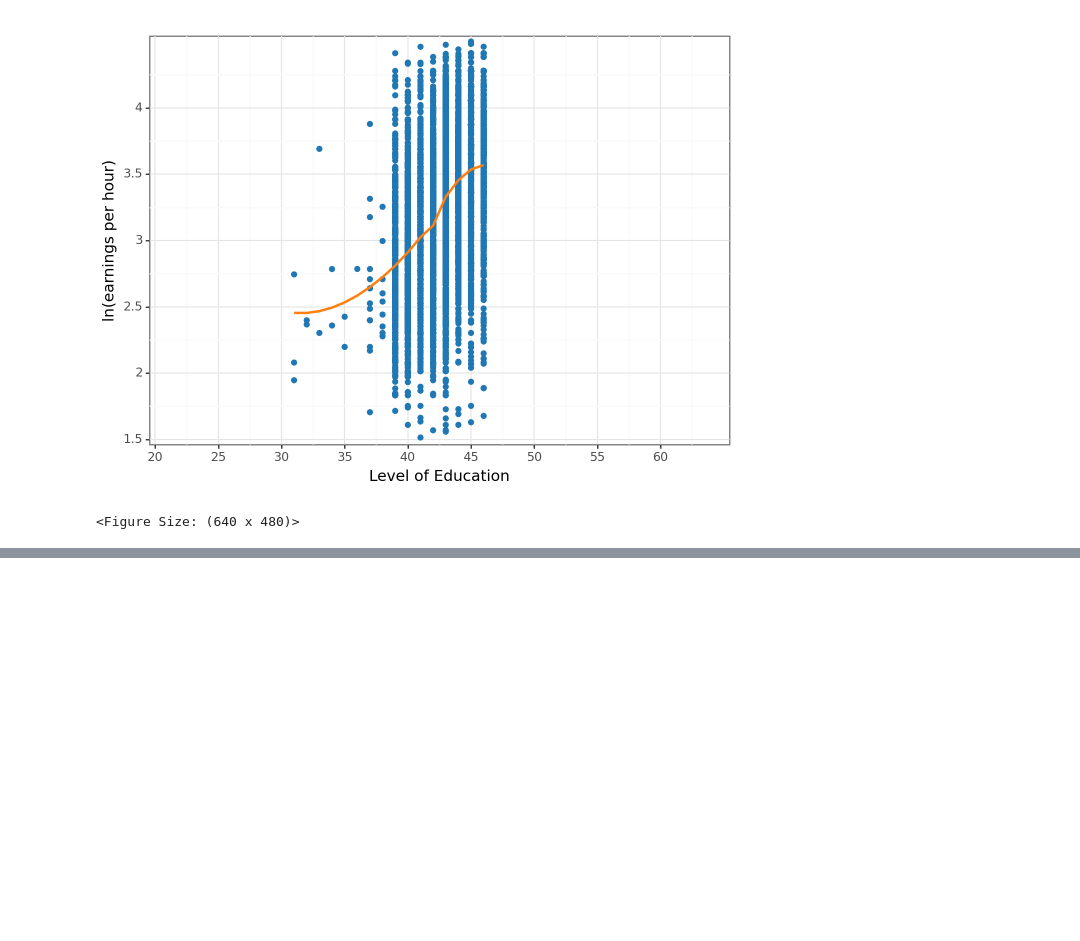
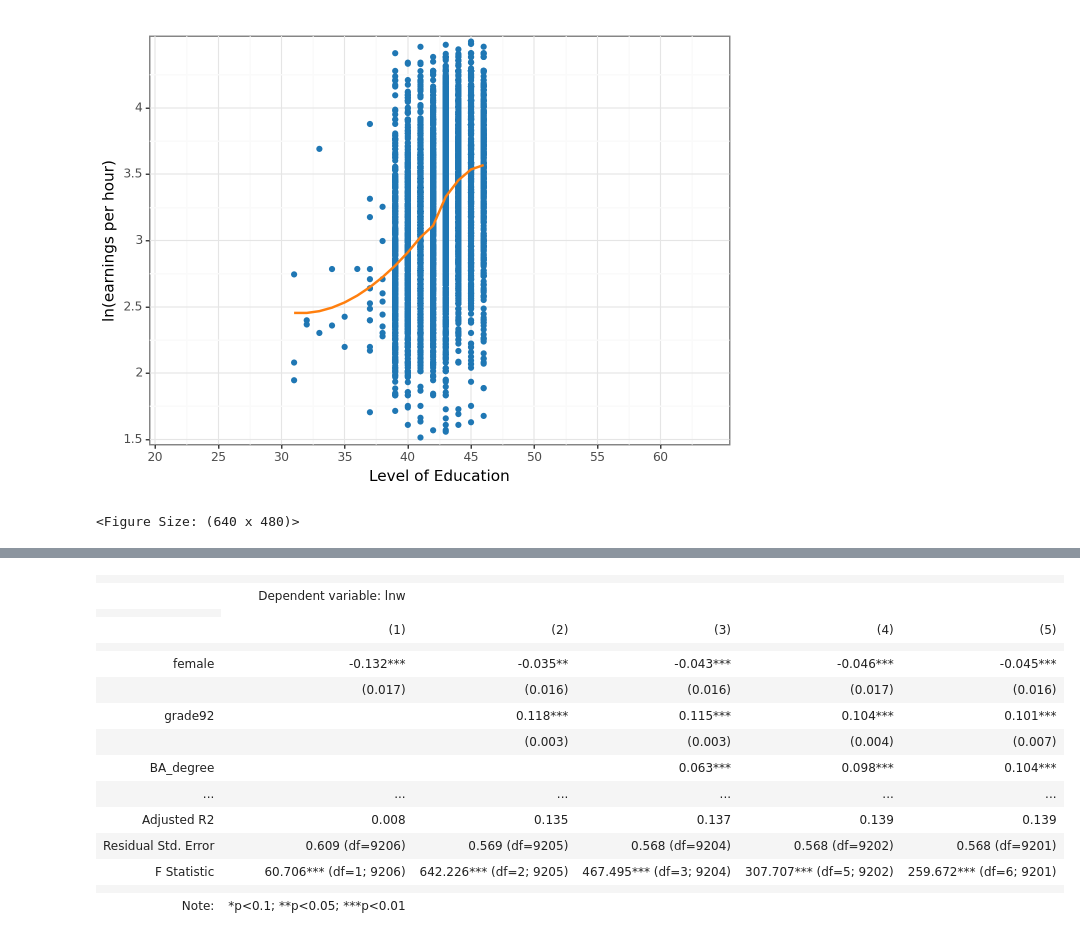
Before and after one commit to Iandrewburg/DA-2-ASSIGNMENT-1, a Jupyter notebook: DA_2_HW_1.ipynb, the cells around one changed output, grey strips where cells are left out. Cells and saved outputs as stored; diff of their text form; code cells hidden in the pictures; blank space fills up the shorter version.

```diff
--- a/DA_2_HW_1.ipynb
+++ b/DA_2_HW_1.ipynb
@@ -345,0 +488,33 @@ color = ["#1f77b4", "#ff7f0e"]  # Replace with your desired colors
+# %%
+xc['BA_degree'] = (xc['grade92'] == 43).astype(int)
+xc['MA_degree'] = (xc['grade92'] == 44).astype(int)
+xc['Prof_degree'] = (xc['grade92'] == 45).astype(int)
+xc['PhD_degree'] = (xc['grade92'] == 46).astype(int)
+# %%
+reg6 = smf.ols(formula="lnw~female", data=xc).fit(cov_type="HC1") #unconditional
+reg7 = smf.ols(formula="lnw~female+grade92", data=xc).fit(cov_type="HC1") #level of education enters linearly
+reg8 = smf.ols(formula="lnw~female+grade92+BA_degree", data=xc).fit(cov_type="HC1") #add quadratic
+reg9 = smf.ols(formula="lnw~female+grade92+BA_degree+MA_degree+Prof_degree", data=xc).fit(cov_type="HC1")
+reg10 = smf.ols(formula="lnw~female+grade92+BA_degree+MA_degree+Prof_degree+PhD_degree", data=xc).fit(cov_type="HC1")#4-th order polynomial
+# %%
+stargazer = Stargazer([reg6, reg7, reg8, reg9, reg10])
+stargazer.covariate_order(["female", "grade92", "BA_degree", "MA_degree", "Prof_degree", "PhD_degree", "Intercept"])
+stargazer.rename_covariates({"Intercept": "Constant"})
+stargazer
+# %% [output]
+|  |  |  |  |  |  |
+|  | Dependent variable: lnw |  |  |  |  |
+|  |
+|  | (1) | (2) | (3) | (4) | (5) |
+|  |  |  |  |  |  |
+| female | -0.132*** | -0.035** | -0.043*** | -0.046*** | -0.045*** |
+|  | (0.017) | (0.016) | (0.016) | (0.017) | (0.016) |
+| grade92 |  | 0.118*** | 0.115*** | 0.104*** | 0.101*** |
+|  |  | (0.003) | (0.003) | (0.004) | (0.007) |
+| BA_degree |  |  | 0.063*** | 0.098*** | 0.104*** |
+| ... | ... | ... | ... | ... | ... |
+| Adjusted R2 | 0.008 | 0.135 | 0.137 | 0.139 | 0.139 |
+| Residual Std. Error | 0.609 (df=9206) | 0.569 (df=9205) | 0.568 (df=9204) | 0.568 (df=9202) | 0.568 (df=9201) |
+| F Statistic | 60.706*** (df=1; 9206) | 642.226*** (df=2; 9205) | 467.495*** (df=3; 9204) | 307.707*** (df=5; 9202) | 259.672*** (df=6; 9201) |
+|  |  |  |  |  |  |
+| Note: | *p<0.1; **p<0.05; ***p<0.01 |  |  |  |  |
```
Also changed, not shown: parts of 16 cells of this notebook.
